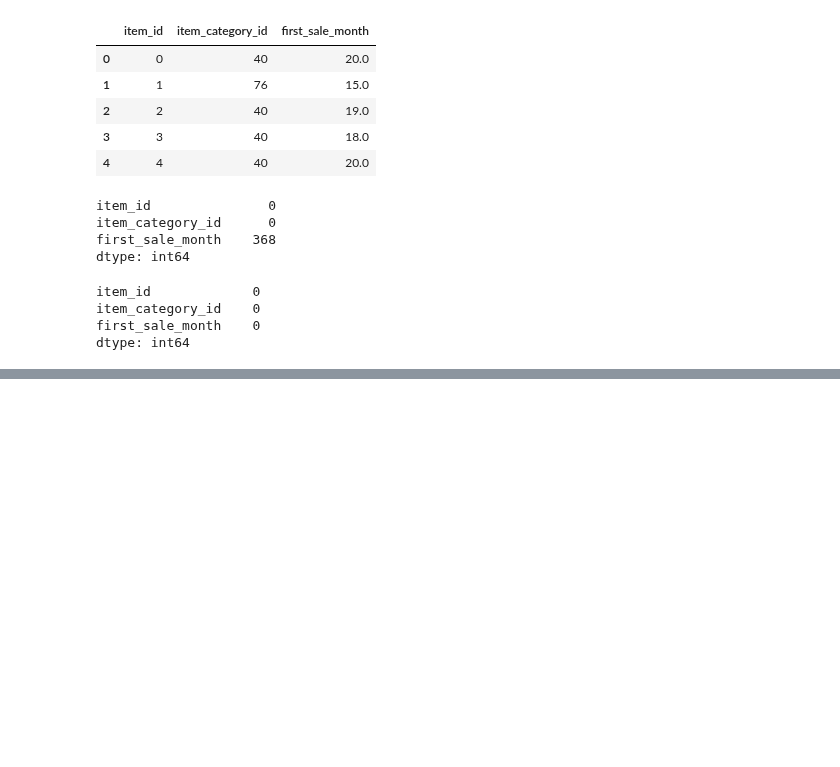
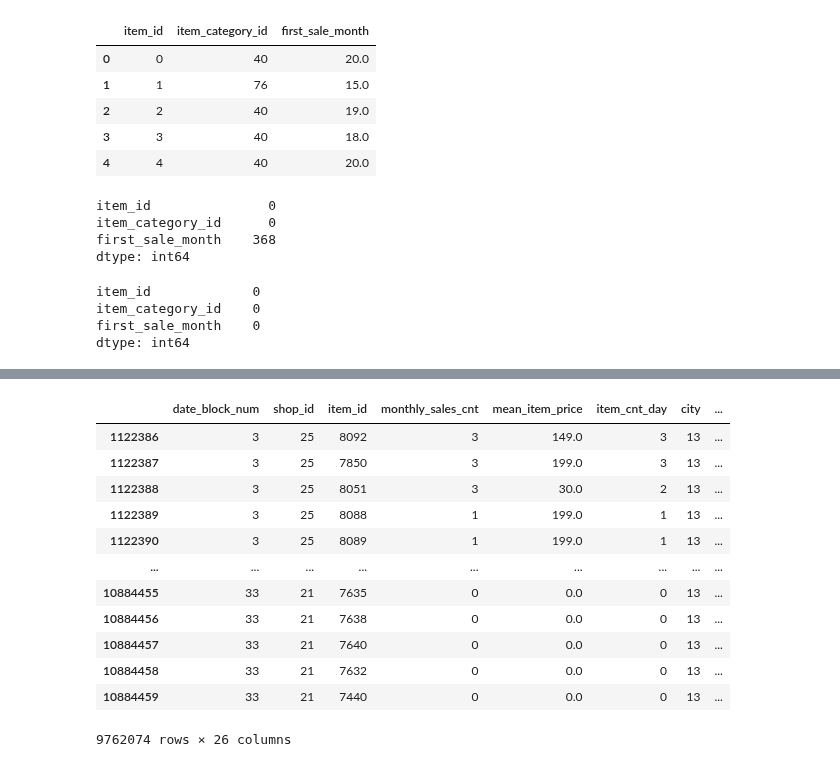
Before and after one commit to linuxias/kaggle, a Jupyter notebook: predict-future-sales/src/model/basemodel.ipynb, the cells around one changed output, grey strips where cells are left out. Saved outputs shown, nothing was run; the diff lists cells and outputs as text; code cells hidden in the pictures; blank space fills up the shorter version.

```diff
--- a/predict-future-sales/src/model/basemodel.ipynb
+++ b/predict-future-sales/src/model/basemodel.ipynb
@@ -165,0 +283,31 @@ NameError: name 'df_sales' is not defined
+# %%
+lag_features_to_clip = []
+idx_features = ['date_block_num', 'shop_id', 'item_id']
+
+df_all, lag_features_to_clip = add_lag_features(df = df_all,
+                                                lag_features_to_clip = lag_features_to_clip,
+                                                idx_features = idx_features,
+                                                lag_feature = 'monthly_sales_cnt',
+                                                nlag=3,
+                                                clip=True)
+
+df_all, lag_features_to_clip = add_lag_features(df = df_all,
+                                                lag_features_to_clip = lag_features_to_clip,
+                                                idx_features = idx_features,
+                                                lag_feature = 'item_cnt_day',
+                                                nlag=3)
+
+df_all, lag_features_to_clip = add_lag_features(df = df_all,
+                                                lag_features_to_clip = lag_features_to_clip,
+                                                idx_features = idx_features,
+                                                lag_feature = 'mean_item_price',
+                                                nlag=3)
+# %%
+for item_mean_feature in item_mean_features:
+    df_all, lag_features_to_clip = add_lag_features(df = df_all,
+                                                lag_features_to_clip = lag_features_to_clip,
+                                                idx_features = idx_features,
+                                                lag_feature = item_mean_feature,
+                                                nlag=3,
+                                                clip = True)
+df_all = df_all.drop(item_mean_features, axis = 1)
@@ -165,0 +323,2 @@ NameError: name 'df_sales' is not defined
+# %%
+df_all = df_all.drop(df_all[df_all.date_block_num< 3].index)
@@ -166,3 +330,19 @@ NameError: name 'df_sales' is not defined
+# %%
+df_train
+# %% [output]
+|  | date_block_num | shop_id | item_id | monthly_sales_cnt | mean_item_price | item_cnt_day | city | ... |
+| 1122386 | 3 | 25 | 8092 | 3 | 149.0 | 3 | 13 | ... |
+| 1122387 | 3 | 25 | 7850 | 3 | 199.0 | 3 | 13 | ... |
+| 1122388 | 3 | 25 | 8051 | 3 | 30.0 | 2 | 13 | ... |
+| 1122389 | 3 | 25 | 8088 | 1 | 199.0 | 1 | 13 | ... |
+| 1122390 | 3 | 25 | 8089 | 1 | 199.0 | 1 | 13 | ... |
+| ... | ... | ... | ... | ... | ... | ... | ... | ... |
+| 10884455 | 33 | 21 | 7635 | 0 | 0.0 | 0 | 13 | ... |
+| 10884456 | 33 | 21 | 7638 | 0 | 0.0 | 0 | 13 | ... |
+| 10884457 | 33 | 21 | 7640 | 0 | 0.0 | 0 | 13 | ... |
+| 10884458 | 33 | 21 | 7632 | 0 | 0.0 | 0 | 13 | ... |
+| 10884459 | 33 | 21 | 7440 | 0 | 0.0 | 0 | 13 | ... |
+9762074 rows × 26 columns
 # %%
 df_train = downcast(df_train)
 df_test = downcast(df_test)
```
Also changed, not shown: parts of 18 cells of this notebook.
